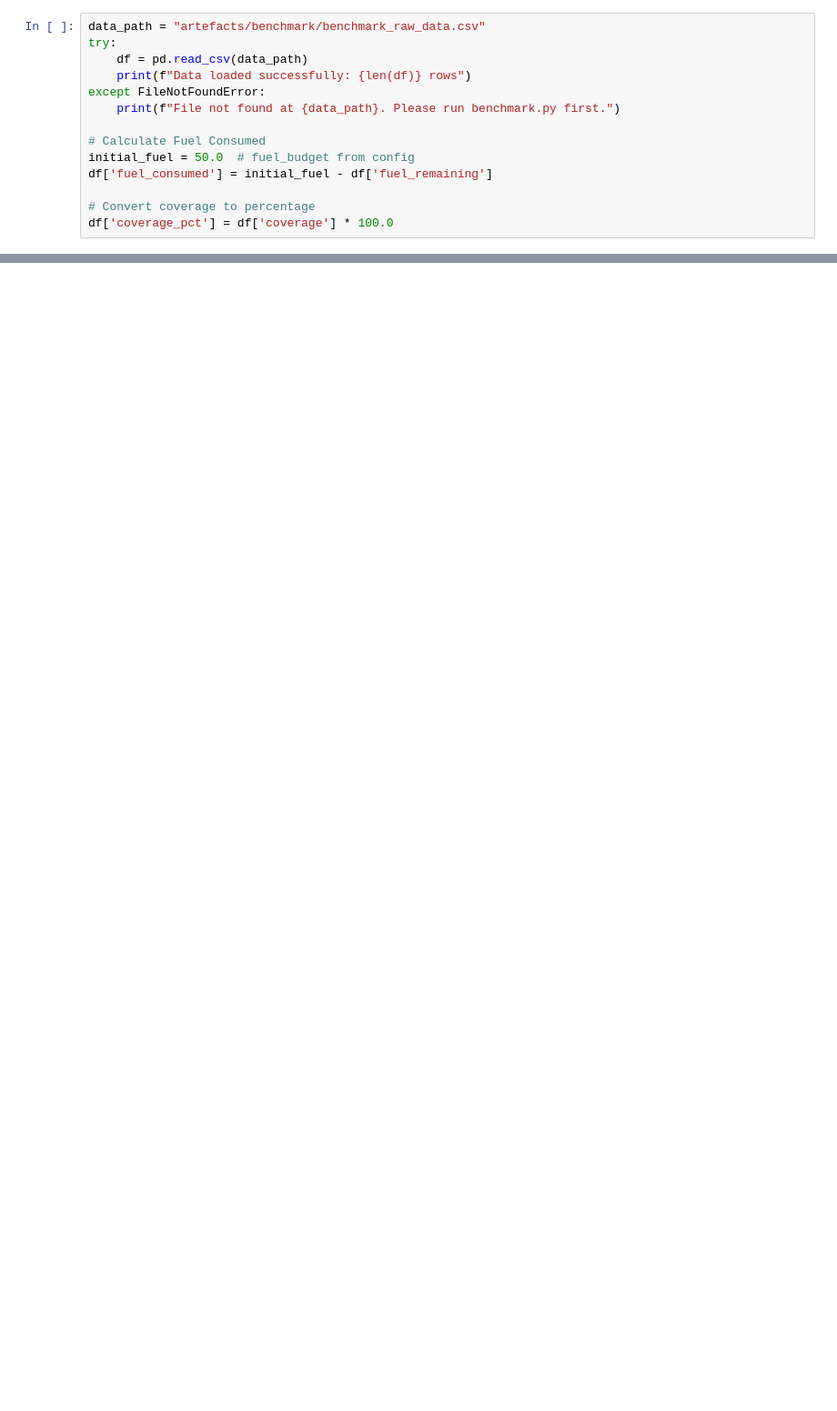
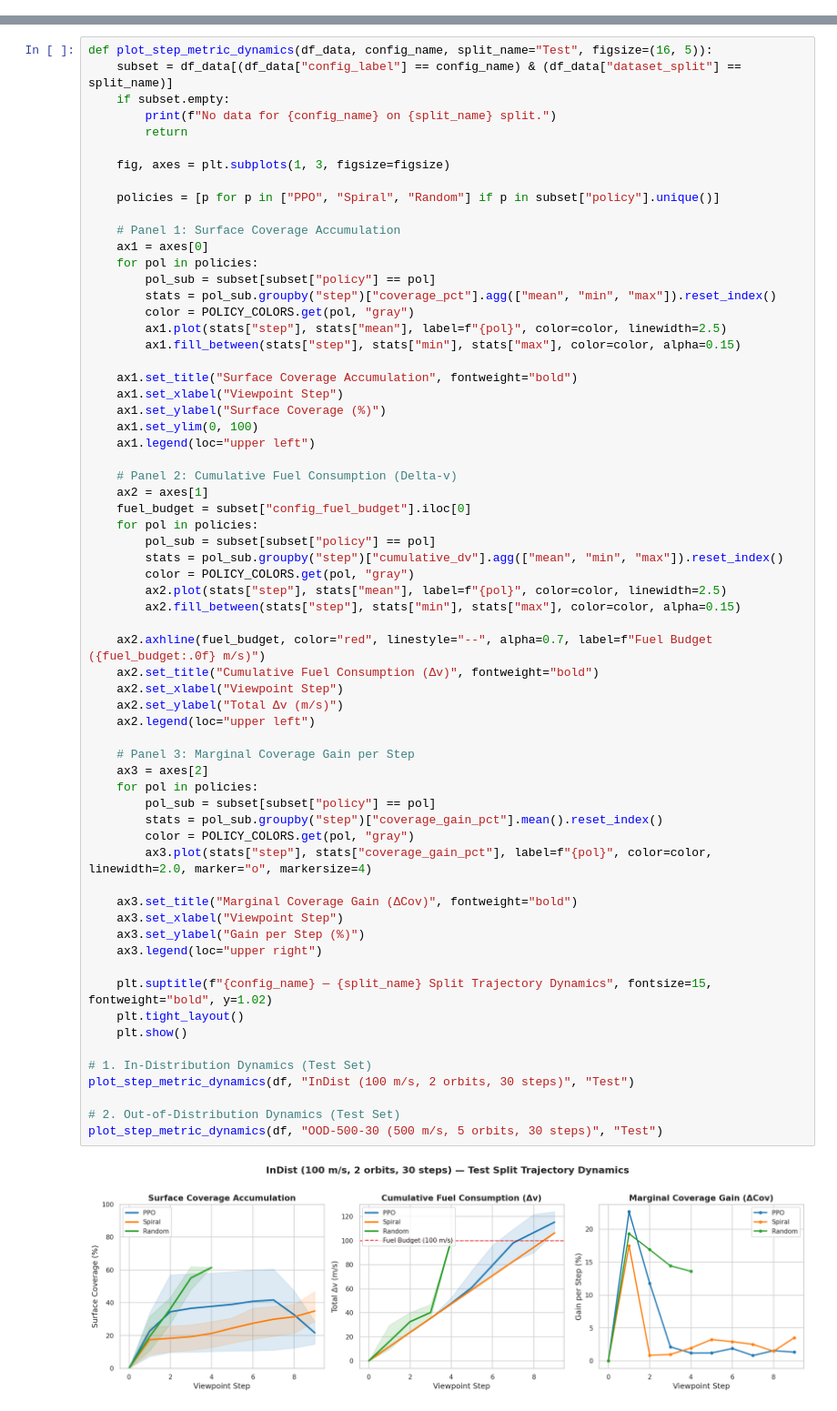
Before and after one commit to trinithvihanga2/RL-NBV, a Jupyter notebook: benchmark_analysis.ipynb, the cells around one changed output, grey strips where cells are left out. Shown at 91% size. Drawn from its saved outputs; the diff is of its cells as text; blank space fills up the shorter version.

```diff
--- a/benchmark_analysis.ipynb
+++ b/benchmark_analysis.ipynb
@@ -19,14 +46,0 @@ We load the raw CSV, convert coverage to a percentage, and calculate the cumulat
-# %%
-data_path = "artefacts/benchmark/benchmark_raw_data.csv"
-try:
-    df = pd.read_csv(data_path)
-    print(f"Data loaded successfully: {len(df)} rows")
-except FileNotFoundError:
-    print(f"File not found at {data_path}. Please run benchmark.py first.")
-
-# Calculate Fuel Consumed
-initial_fuel = 50.0  # fuel_budget from config
-df['fuel_consumed'] = initial_fuel - df['fuel_remaining']
-
-# Convert coverage to percentage
-df['coverage_pct'] = df['coverage'] * 100.0
@@ -122,0 +191,66 @@ display(summary)
+# %%
+def plot_step_metric_dynamics(df_data, config_name, split_name="Test", figsize=(16, 5)):
+    subset = df_data[(df_data["config_label"] == config_name) & (df_data["dataset_split"] == split_name)]
+    if subset.empty:
+        print(f"No data for {config_name} on {split_name} split.")
+        return
+
+    fig, axes = plt.subplots(1, 3, figsize=figsize)
+
+    policies = [p for p in ["PPO", "Spiral", "Random"] if p in subset["policy"].unique()]
+
+    # Panel 1: Surface Coverage Accumulation
+    ax1 = axes[0]
+    for pol in policies:
+        pol_sub = subset[subset["policy"] == pol]
+        stats = pol_sub.groupby("step")["coverage_pct"].agg(["mean", "min", "max"]).reset_index()
+        color = POLICY_COLORS.get(pol, "gray")
+        ax1.plot(stats["step"], stats["mean"], label=f"{pol}", color=color, linewidth=2.5)
+        ax1.fill_between(stats["step"], stats["min"], stats["max"], color=color, alpha=0.15)
+
+    ax1.set_title("Surface Coverage Accumulation", fontweight="bold")
+    ax1.set_xlabel("Viewpoint Step")
+    ax1.set_ylabel("Surface Coverage (%)")
+    ax1.set_ylim(0, 100)
+    ax1.legend(loc="upper left")
+
+    # Panel 2: Cumulative Fuel Consumption (Delta-v)
+    ax2 = axes[1]
+    fuel_budget = subset["config_fuel_budget"].iloc[0]
+    for pol in policies:
+        pol_sub = subset[subset["policy"] == pol]
+        stats = pol_sub.groupby("step")["cumulative_dv"].agg(["mean", "min", "max"]).reset_index()
+        color = POLICY_COLORS.get(pol, "gray")
+        ax2.plot(stats["step"], stats["mean"], label=f"{pol}", color=color, linewidth=2.5)
+        ax2.fill_between(stats["step"], stats["min"], stats["max"], color=color, alpha=0.15)
+
+    ax2.axhline(fuel_budget, color="red", linestyle="--", alpha=0.7, label=f"Fuel Budget ({fuel_budget:.0f} m/s)")
+    ax2.set_title("Cumulative Fuel Consumption (Δv)", fontweight="bold")
+    ax2.set_xlabel("Viewpoint Step")
+    ax2.set_ylabel("Total Δv (m/s)")
+    ax2.legend(loc="upper left")
+
+    # Panel 3: Marginal Coverage Gain per Step
+    ax3 = axes[2]
+    for pol in policies:
+        pol_sub = subset[subset["policy"] == pol]
+        stats = pol_sub.groupby("step")["coverage_gain_pct"].mean().reset_index()
+        color = POLICY_COLORS.get(pol, "gray")
+        ax3.plot(stats["step"], stats["coverage_gain_pct"], label=f"{pol}", color=color, linewidth=2.0, marker="o", markersize=4)
+
+    ax3.set_title("Marginal Coverage Gain (ΔCov)", fontweight="bold")
+    ax3.set_xlabel("Viewpoint Step")
+    ax3.set_ylabel("Gain per Step (%)")
+    ax3.legend(loc="upper right")
+
+    plt.suptitle(f"{config_name} — {split_name} Split Trajectory Dynamics", fontsize=15, fontweight="bold", y=1.02)
+    plt.tight_layout()
+    plt.show()
+
+# 1. In-Distribution Dynamics (Test Set)
+plot_step_metric_dynamics(df, "InDist (100 m/s, 2 orbits, 30 steps)", "Test")
+
+# 2. Out-of-Distribution Dynamics (Test Set)
+plot_step_metric_dynamics(df, "OOD-500-30 (500 m/s, 5 orbits, 30 steps)", "Test")
+# %% [output]
+[figure, added]
```
Also changed, not shown: parts of 29 cells of this notebook, 2 other files.
